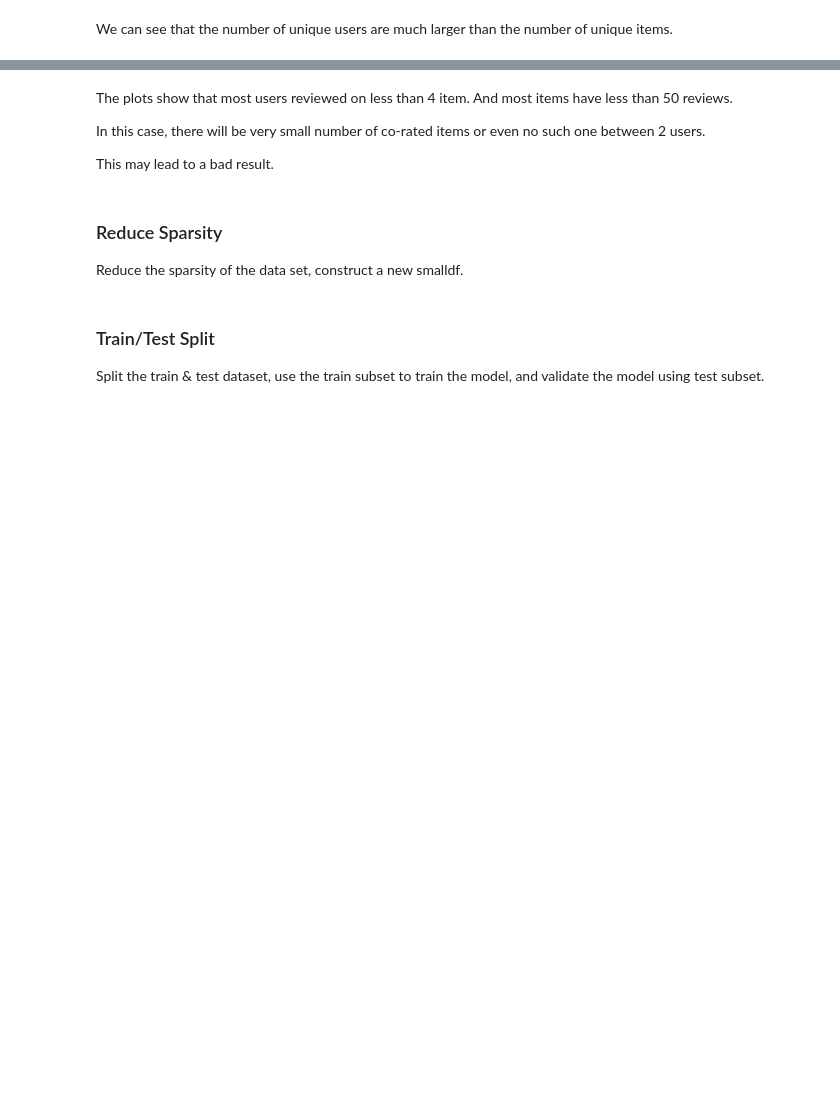
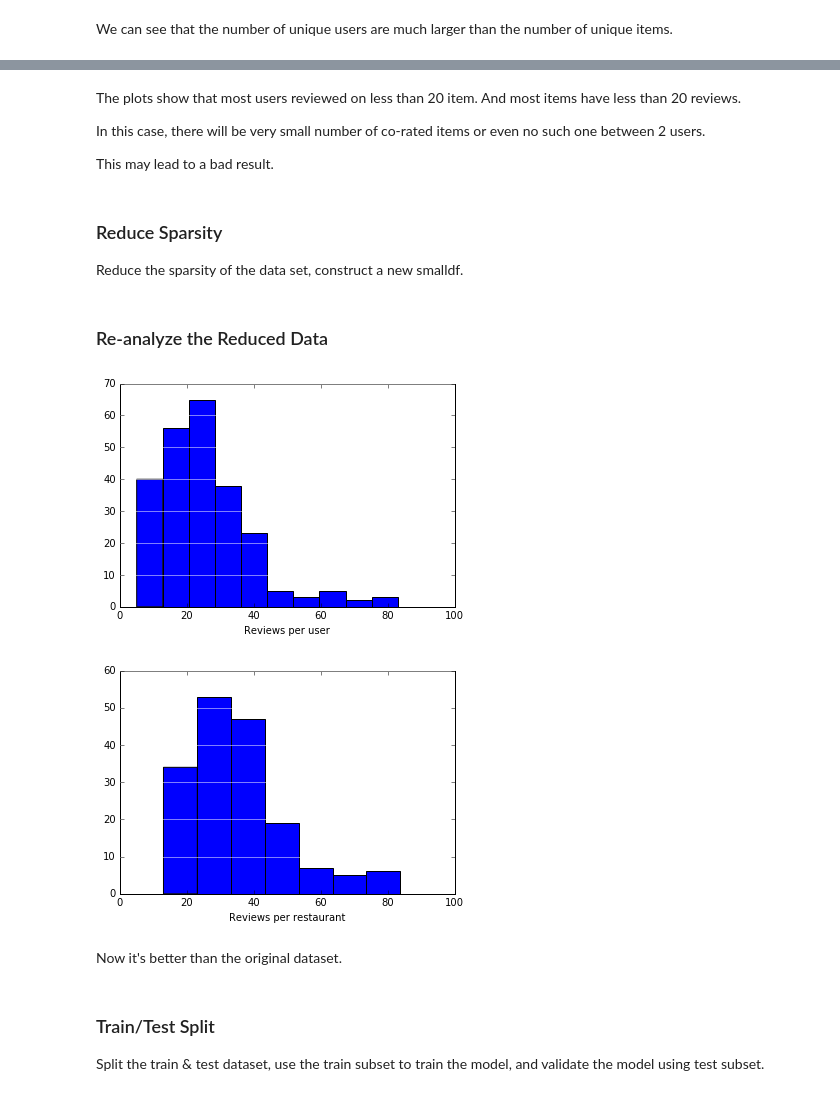
Before and after one commit to xuwenyihust/Recommender-Systems, a Jupyter notebook: user_based_cf/user_based_cf.ipynb, the cells around one changed output, grey strips where cells are left out. Saved outputs shown, nothing was run; the diff lists cells and outputs as text; code cells hidden in the pictures; blank space fills up the shorter version.

```diff
--- a/user_based_cf/user_based_cf.ipynb
+++ b/user_based_cf/user_based_cf.ipynb
@@ -74,5 +73,5 @@ plt.show()
 # %% [markdown]
-The plots show that most users reviewed on less than 4 item. And most items have less than 50 reviews.
+The plots show that most users reviewed on less than 20 item. And most items have less than 20 reviews.
 
 In this case, there will be very small number of co-rated items or even no such one between 2 users.
 
@@ -81,6 +80,33 @@ This may lead to a bad result.
 ### Reduce Sparsity
 
 Reduce the sparsity of the data set, construct a new smalldf.
+# %%
+smalldf=fulldf[(fulldf.user_review_count > 60) & (fulldf.business_review_count > 150)]
+# %% [markdown]
+### Re-analyze the Reduced Data
+# %%
+fig, ax = plt.subplots()
+reviews_per_user=smalldf.groupby(['user_id'])['business_id'].count()
+ax.set(xlim=(0,100), xlabel='Reviews per user')
+plt.grid(False)
+plt.grid(axis = 'y', color ='white', linestyle='-')
+plt.hist(reviews_per_user, bins=10, log=False, color="Blue")
+plt.show()
+
+fig, ax = plt.subplots()
+reviews_per_item=smalldf.groupby(['business_id'])['user_id'].count()
+ax.set(xlim=(0,100), xlabel='Reviews per restaurant')
+plt.grid(False)
+plt.grid(axis = 'y', color ='white', linestyle='-')
+plt.hist(reviews_per_item, bins=10, log=False, color="Blue")
+plt.show()
+# %% [output]
+[figure, added]
+[figure, added]
+# %% [markdown]
+Now it's better than the original dataset.
+
+</br>
 # %% [markdown]
 ### Train/Test Split
 
```
Also changed, not shown: parts of 13 cells of this notebook.
